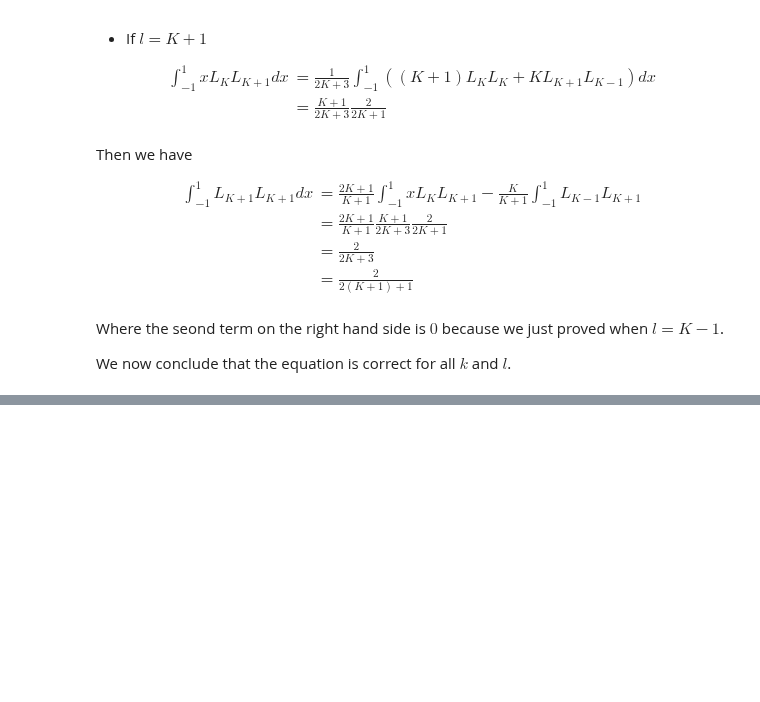
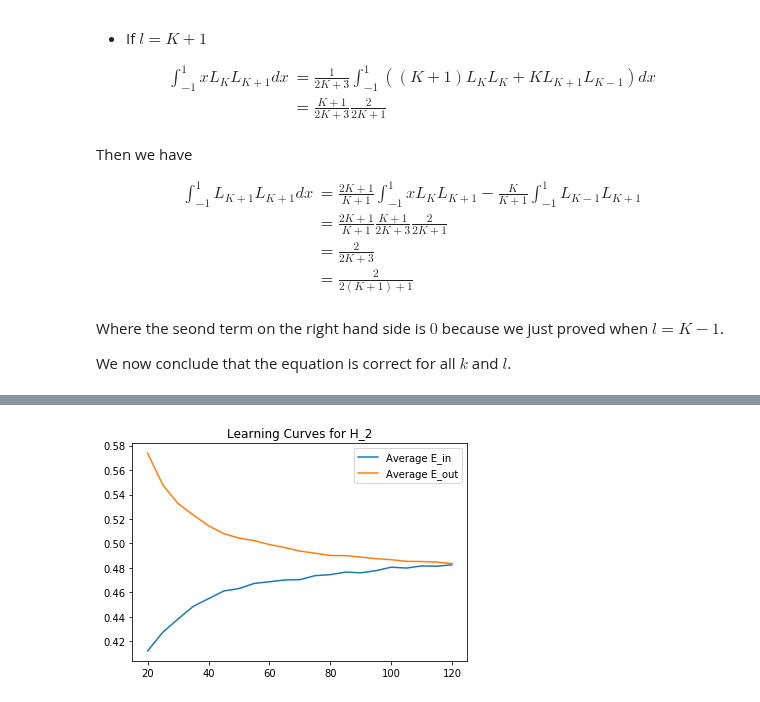
Before and after one commit to niuers/Learning-From-Data-A-Short-Course, a Jupyter notebook: Solutions to Chapter 4 Exercises and Problems.ipynb, the cells around one changed output, grey strips where cells are left out. Cells and saved outputs as stored; diff of their text form; code cells hidden in the pictures; blank space fills up the shorter version.

```diff
--- a/Solutions to Chapter 4 Exercises and Problems.ipynb
+++ b/Solutions to Chapter 4 Exercises and Problems.ipynb
@@ -548,0 +593,29 @@ array([[ 1. ],
+# %%
+# Duplicate Figure 4.2 on Learning Curve
+num_exps = 5000
+Qf = 10
+sigma_square = 0.25
+test_N = 100
+max_N = 120
+Ns = np.arange(20, max_N+1, 5)
+avg_Ein2s, avg_Ein10s = [], []
+avg_Eout2s, avg_Eout10s = [], []
+normalized_aqs = data.generate_target_coefficients(Qf)
+test_xs, test_ys = data.generate_data_set(test_N, normalized_aqs, sigma_square)
+
+for N in Ns:
+    avg_Eout2, avg_Eout10, avg_Ein2, avg_Ein10 = calc_avg_Eouts(num_exps, Qf, N, sigma_square,
+                                                                normalized_aqs, test_xs, test_ys, True)
+    avg_Ein2s.append(avg_Ein2)
+    avg_Ein10s.append(avg_Ein10)
+    avg_Eout2s.append(avg_Eout2)
+    avg_Eout10s.append(avg_Eout10)
+
+plt.plot(Ns, avg_Ein2s, label='Average E_in')
+plt.plot(Ns, avg_Eout2s, label='Average E_out')
+plt.legend()
+plt.title("Learning Curves for H_2")
+#plt.ylim(-2, 1)
+plt.show()
+# %% [output]
+[figure, added]
```
Also changed, not shown: parts of 13 cells of this notebook, 1 other file.
